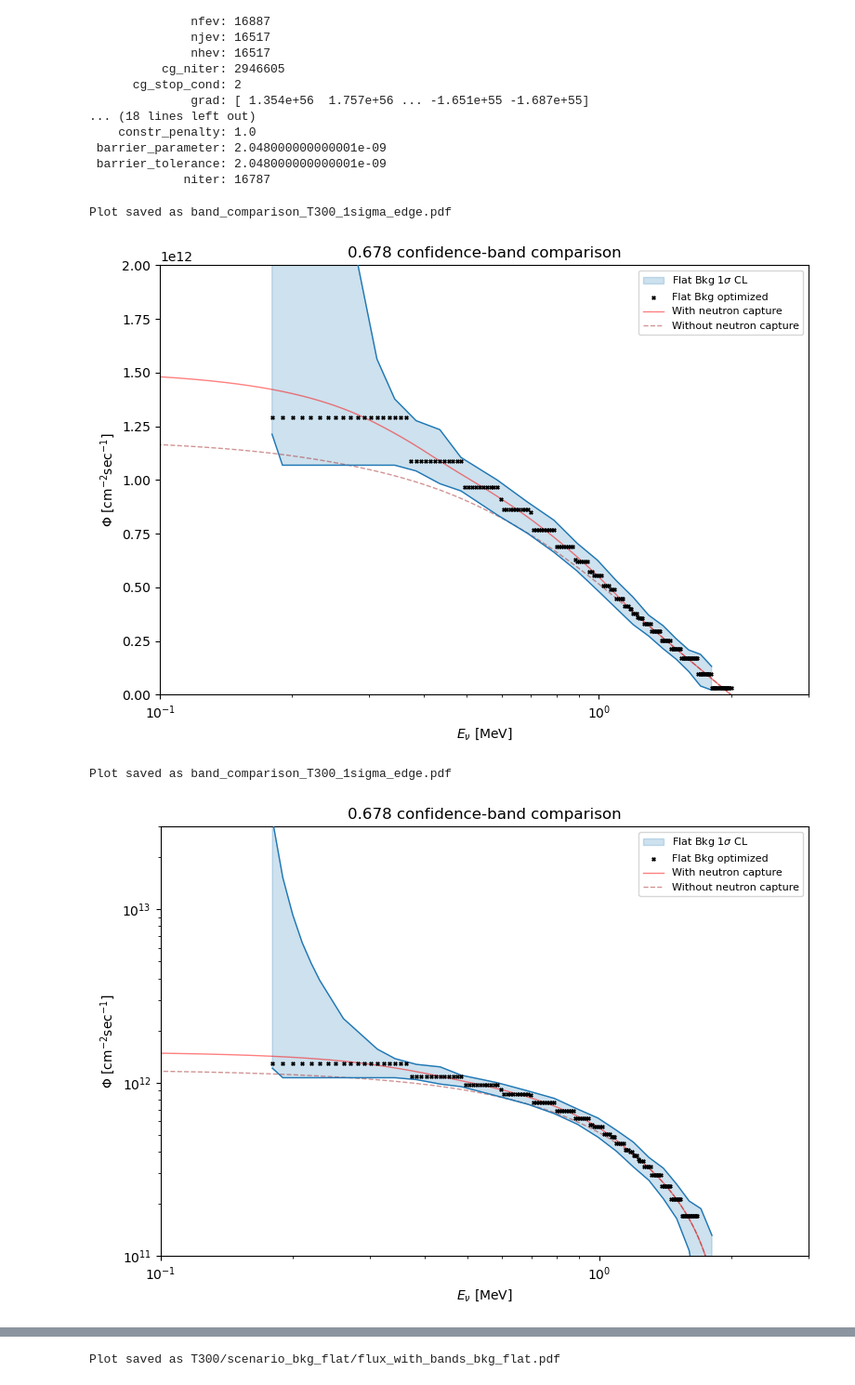
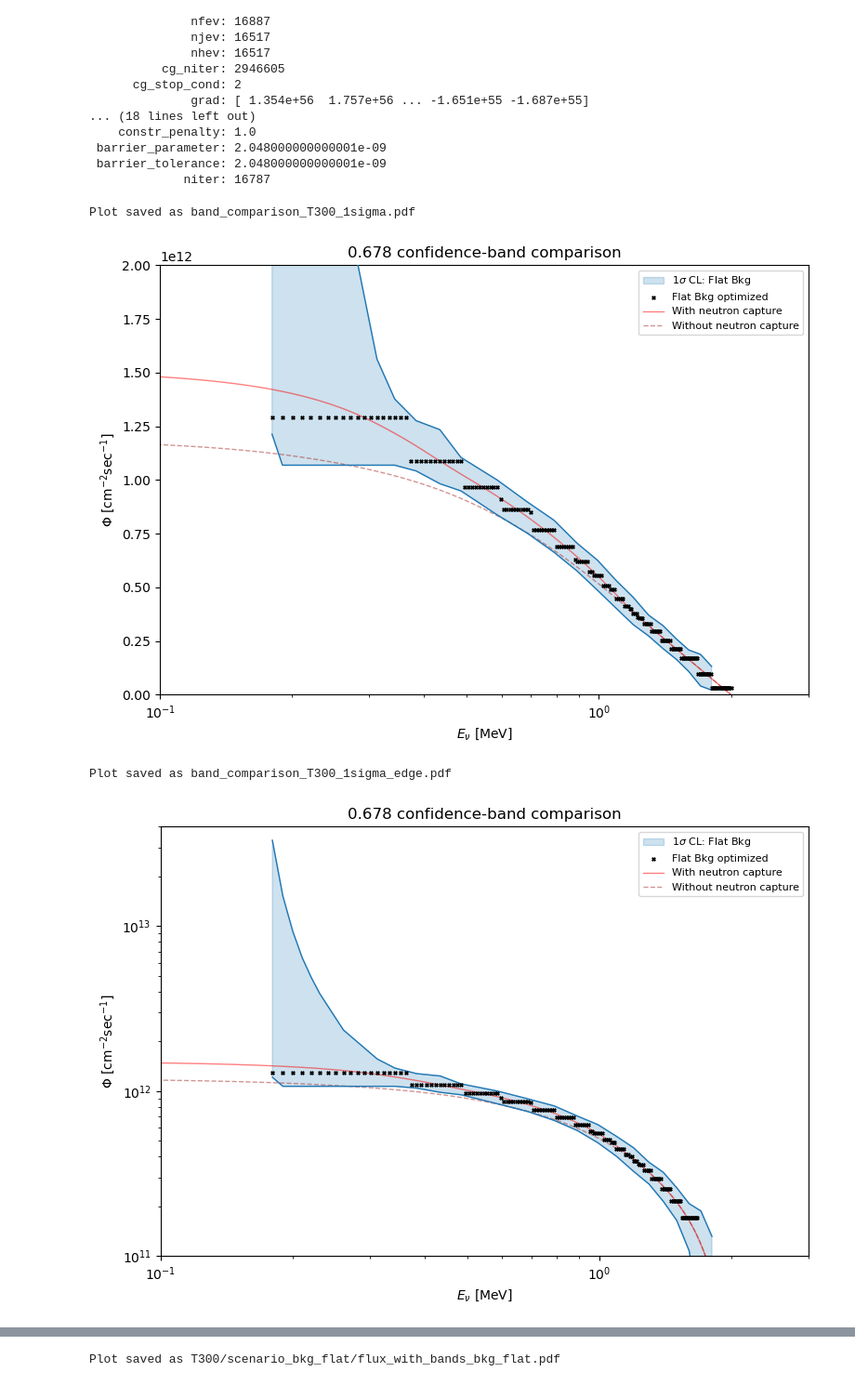
Before and after one commit to kyphys-creator/neutrinoAnalysis, a Jupyter notebook: 1eV/comparison_T300.ipynb, the cells around one changed output, grey strips where cells are left out. Shown at 93% size. Saved outputs shown, nothing was run; the diff lists cells and outputs as text; code cells hidden in the pictures.

```diff
--- a/1eV/comparison_T300.ipynb
+++ b/1eV/comparison_T300.ipynb
@@ -28,24 +28,24 @@ a_flat.plot_band_comparison(
     level=0.678,
     optimized={'Flat Bkg': a_flat},   # Overlay each scenario's optimize result
     ylim=(0, 2e12), save=True,
-    fname='band_comparison_T300_1sigma_edge.pdf',
+    fname='band_comparison_T300_1sigma.pdf',
     logy = False
 )
 # %% [output]
-Plot saved as band_comparison_T300_1sigma_edge.pdf
+Plot saved as band_comparison_T300_1sigma.pdf
 [figure]
 # %%
 a_flat.plot_band_comparison(
     {r'1$\sigma$ CL: Flat Bkg':    'T300/scenario_bkg_flat/bands/band_*.json',},
     level=0.678,
     optimized={'Flat Bkg': a_flat},   # Overlay each scenario's optimize result
-    ylim=(1e11, 3e13), save=True,
+    ylim=(1e11, 4e13), save=True,
     fname='band_comparison_T300_1sigma_edge.pdf',
     logy = True
 )
 # %% [output]
 Plot saved as band_comparison_T300_1sigma_edge.pdf
-[figure, old version]
+[figure, new version]
 # %%
 a_flat.plot_band_comparison(
     {r'2$\sigma$ CL: Flat Bkg':    'T300/scenario_bkg_flat/bands/band_*.json',},
```
Also changed, not shown: parts of 2 cells of this notebook, 57 other files.
